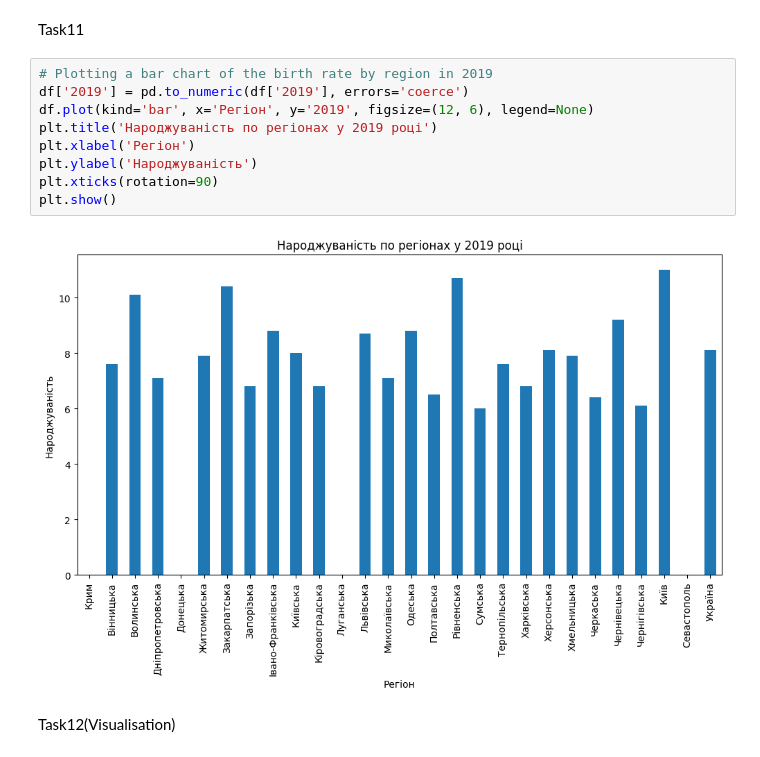
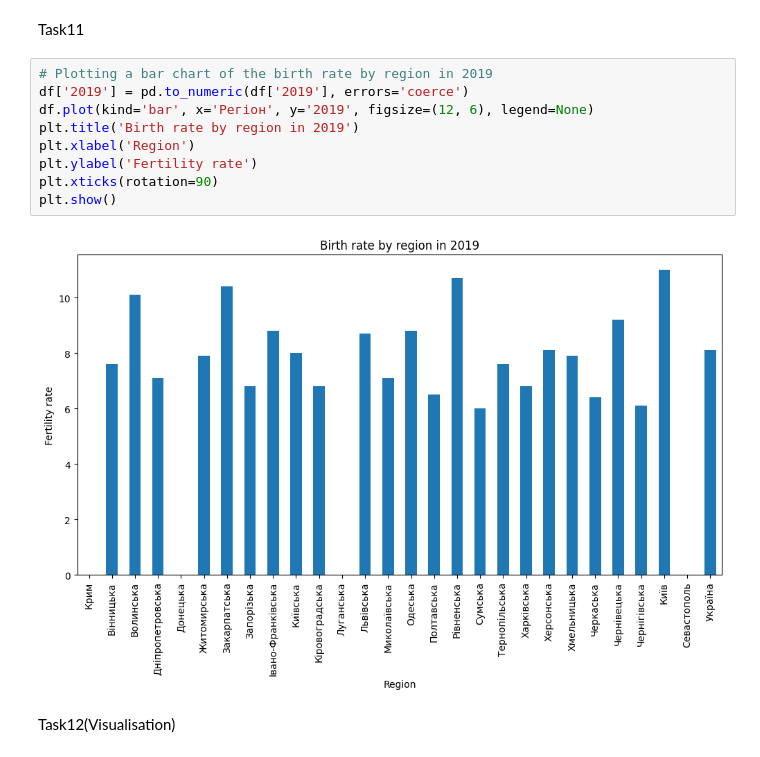
Before and after one commit to Andrei198203/Data_Science_HW_2, a Jupyter notebook: Hw2.1.ipynb, the cells around one changed output. Cells and saved outputs as stored; diff of their text form.

```diff
--- a/Hw2.1.ipynb
+++ b/Hw2.1.ipynb
@@ -121,14 +121,14 @@ Task11
 # %%
 # Plotting a bar chart of the birth rate by region in 2019
 df['2019'] = pd.to_numeric(df['2019'], errors='coerce')
 df.plot(kind='bar', x='Регіон', y='2019', figsize=(12, 6), legend=None)
-plt.title('Народжуваність по регіонах у 2019 році')
-plt.xlabel('Регіон')
-plt.ylabel('Народжуваність')
+plt.title('Birth rate by region in 2019')
+plt.xlabel('Region')
+plt.ylabel('Fertility rate')
 plt.xticks(rotation=90)
 plt.show()
 # %% [output]
-[figure, old version]
+[figure, new version]
 # %% [markdown]
 Task12(Visualisation)
 # %%
```
Also changed, not shown: parts of 2 cells of this notebook.
